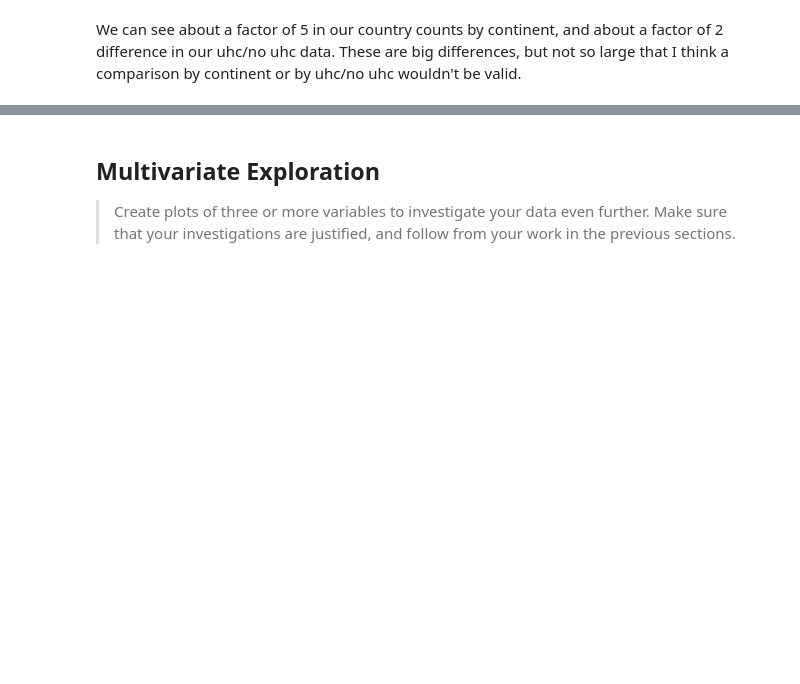
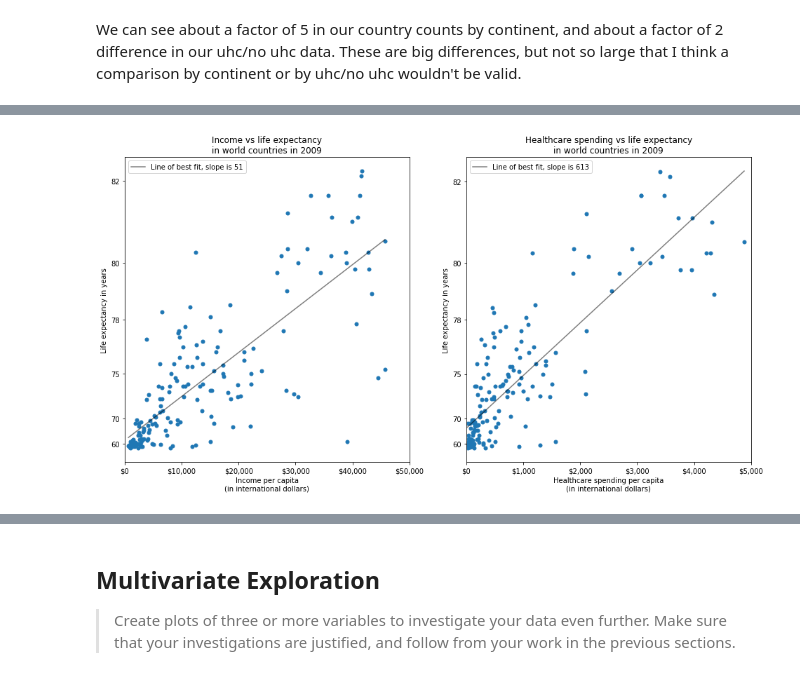
Before and after one commit to mullendavidh/nanodegree-project-5, a Jupyter notebook: exploration_template.ipynb, the cells around one changed output, grey strips where cells are left out. Cells and saved outputs as stored; diff of their text form; code cells hidden in the pictures; blank space fills up the shorter version.

```diff
--- a/exploration_template.ipynb
+++ b/exploration_template.ipynb
@@ -545,0 +623,79 @@ We can see about a factor of 5 in our country counts by continent, and about a f
+# %%
+# I want this function to be versatile, reusable, specific, and verbose (if needed).
+# We'll have separate parameters for head and tail.
+def remove_head_and_tail(df, column, nhead, ntail):
+    # if nhead or ntail is zero, numpy handles it without me needing to validate
+    outliers_list = np.append(df.nlargest(nhead, column).index.values, \
+                              df.nsmallest(ntail, column).index.values)
+    #print("Outliers are:", outliers_list)
+    smallest_list = df.nsmallest(ntail, column).index.values
+    #print("length before drop: ", len(df.index))
+    df_return = df.drop(outliers_list)
+    #print("length after drop: ", len(df_return.index))
+    return df_return
+# %%
+# remove a few outliers first, selected by visualization of the graph.
+df_g1 = remove_head_and_tail(df_g, 'ic', 8, 0)
+df_g2 = remove_head_and_tail(df_g1, 'le', 1, 0)
+df_g3 = remove_head_and_tail(df_g2, 'th', 1, 0)
+
+# extract our x and y values for our graphs
+y = 1.2**df_g3.loc[:,'le'].values
+x1 = df_g3.loc[:,'ic'].values
+x2 = df_g3.loc[:,'th'].values
+
+fig = plt.figure(figsize=(16, 8))
+
+
+##### GRAPH 1 #####
+plt.subplot(1,2,1)
+plt.scatter(x1, y, alpha=1, marker='.', s = 100, color=base_color)
+plt.xlabel('Income per capita\n(in international dollars)')
+plt.ylabel('Life expectancy in years')
+plt.title('Income vs life expectancy\nin world countries in {}'.format(str(year)))
+plt.xlim(0, x1.max()+500)
+
+# find some key numbers to mark on y axis, and then convert them with our custom log base.
+ytick_locs = [1.2**60, 1.2**70, 1.2**75, 1.2**78, 1.2**80, 1.2**82, 1.2**85]
+base = 1.2
+ytick_props = (np.log(ytick_locs) / np.log(base)).astype(int)
+plt.yticks(ytick_locs, ytick_props)
+
+# xticks will only need formatting.
+xtick_locs = np.arange(0, df_g3['ic'].max()+10000, 10000)
+xtick_props = ['${:,}'.format(int(v)) for v in xtick_locs]
+plt.xticks(xtick_locs, xtick_props)
+
+# draw best fit - sort isn't strictly necessary for linear bet fit but I'll use it here anyway.
+m1, b1 = np.polyfit(x1, y, 1)
+plt.plot(np.sort(x1), m1*np.sort(x1) + b1, \
+         label='Line of best fit, slope is {}'.format(str(int(m1))), color='black', alpha = .5)
+plt.legend();
+
+
+##### GRAPH 2 #####
+plt.subplot(1,2,2)
+plt.scatter(x2, y, alpha=1, marker='.', s = 100, color=base_color)
+plt.xlabel('Healthcare spending per capita\n(in international dollars)')
+plt.ylabel('Life expectancy in years')
+plt.title('Healthcare spending vs life expectancy\nin world countries in {}'.format(str(year)))
+plt.xlim(0, x2.max()+50)
+
+# find some key numbers to mark on y axis, and then convert them with our custom log base.
+locs = [1.2**60, 1.2**70, 1.2**75, 1.2**78, 1.2**80, 1.2**82, 1.2**85]
+base = 1.2
+ticks = (np.log(locs) / np.log(base)).astype(int)
+plt.yticks(locs, ticks)
+
+# xticks will only need formatting.
+xtick_locs = np.arange(0, df_g3['th'].max()+1000, 1000)
+xtick_props = ['${:,}'.format(int(v)) for v in xtick_locs]
+plt.xticks(xtick_locs, xtick_props)
+
+# draw best fit - sort isn't strictly necessary for linear bet fit but I'll use it here anyway.
+m2, b2 = np.polyfit(x2, y, 1)
+plt.plot(np.sort(x2), m2*np.sort(x2) + b2, \
+         label='Line of best fit, slope is {}'.format(str(int(m2))), color='black', alpha = .5)
+plt.legend();
+# %% [output]
+[figure, added]
```
Also changed, not shown: parts of 9 cells of this notebook.
